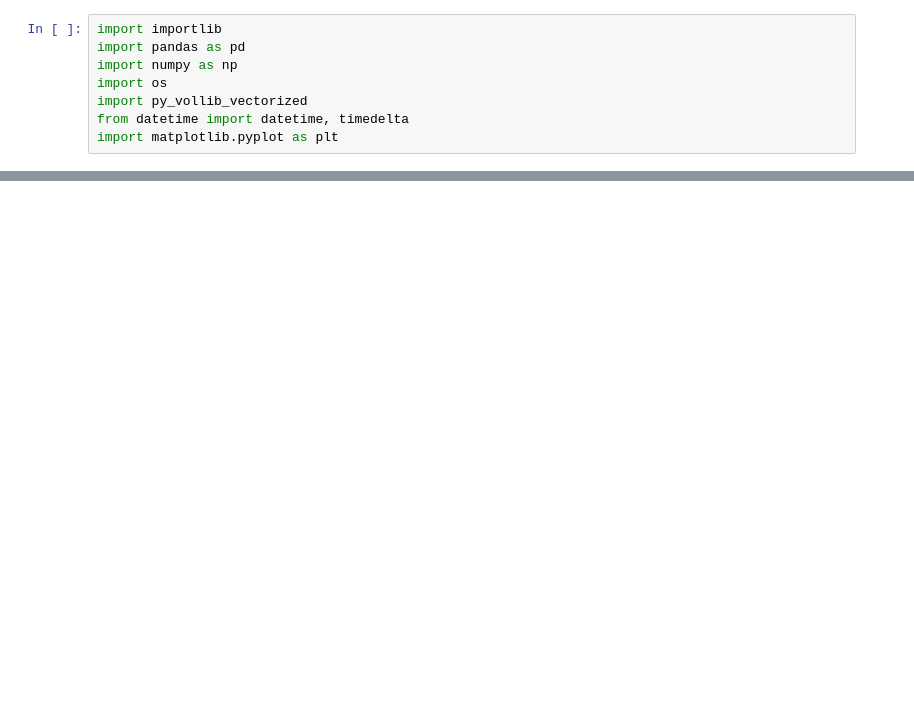
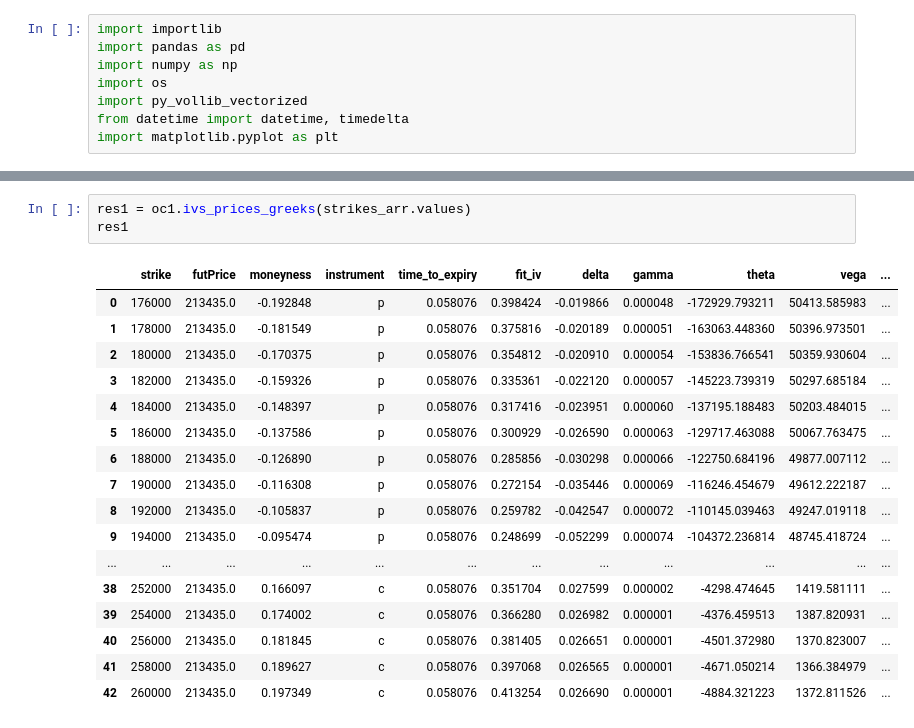
Before and after one commit to srajangarg/irage-assignment, a Jupyter notebook: work/playground.ipynb, the cells around one changed output, grey strips where cells are left out. Drawn from its saved outputs; the diff is of its cells as text; blank space fills up the shorter version.

```diff
--- a/work/playground.ipynb
+++ b/work/playground.ipynb
@@ -39 +52,22 @@ res1[['delta', 'vega', 'gamma', 'theta', 'fit_iv', 'fit_price']]
+# %%
+res1 = oc1.ivs_prices_greeks(strikes_arr.values)
+res1
+# %% [output]
+|  | strike | futPrice | moneyness | instrument | time_to_expiry | fit_iv | delta | gamma | theta | vega | ... |
+| 0 | 176000 | 213435.0 | -0.192848 | p | 0.058076 | 0.398424 | -0.019866 | 0.000048 | -172929.793211 | 50413.585983 | ... |
+| 1 | 178000 | 213435.0 | -0.181549 | p | 0.058076 | 0.375816 | -0.020189 | 0.000051 | -163063.448360 | 50396.973501 | ... |
+| 2 | 180000 | 213435.0 | -0.170375 | p | 0.058076 | 0.354812 | -0.020910 | 0.000054 | -153836.766541 | 50359.930604 | ... |
+| 3 | 182000 | 213435.0 | -0.159326 | p | 0.058076 | 0.335361 | -0.022120 | 0.000057 | -145223.739319 | 50297.685184 | ... |
+| 4 | 184000 | 213435.0 | -0.148397 | p | 0.058076 | 0.317416 | -0.023951 | 0.000060 | -137195.188483 | 50203.484015 | ... |
+| 5 | 186000 | 213435.0 | -0.137586 | p | 0.058076 | 0.300929 | -0.026590 | 0.000063 | -129717.463088 | 50067.763475 | ... |
+| 6 | 188000 | 213435.0 | -0.126890 | p | 0.058076 | 0.285856 | -0.030298 | 0.000066 | -122750.684196 | 49877.007112 | ... |
+| 7 | 190000 | 213435.0 | -0.116308 | p | 0.058076 | 0.272154 | -0.035446 | 0.000069 | -116246.454679 | 49612.222187 | ... |
+| 8 | 192000 | 213435.0 | -0.105837 | p | 0.058076 | 0.259782 | -0.042547 | 0.000072 | -110145.039463 | 49247.019118 | ... |
+| 9 | 194000 | 213435.0 | -0.095474 | p | 0.058076 | 0.248699 | -0.052299 | 0.000074 | -104372.236814 | 48745.418724 | ... |
+| ... | ... | ... | ... | ... | ... | ... | ... | ... | ... | ... | ... |
+| 38 | 252000 | 213435.0 | 0.166097 | c | 0.058076 | 0.351704 | 0.027599 | 0.000002 | -4298.474645 | 1419.581111 | ... |
+| 39 | 254000 | 213435.0 | 0.174002 | c | 0.058076 | 0.366280 | 0.026982 | 0.000001 | -4376.459513 | 1387.820931 | ... |
+| 40 | 256000 | 213435.0 | 0.181845 | c | 0.058076 | 0.381405 | 0.026651 | 0.000001 | -4501.372980 | 1370.823007 | ... |
+| 41 | 258000 | 213435.0 | 0.189627 | c | 0.058076 | 0.397068 | 0.026565 | 0.000001 | -4671.050214 | 1366.384979 | ... |
+| 42 | 260000 | 213435.0 | 0.197349 | c | 0.058076 | 0.413254 | 0.026690 | 0.000001 | -4884.321223 | 1372.811526 | ... |
 # %%
```
Also changed, not shown: parts of 20 cells of this notebook, 2 other files.
